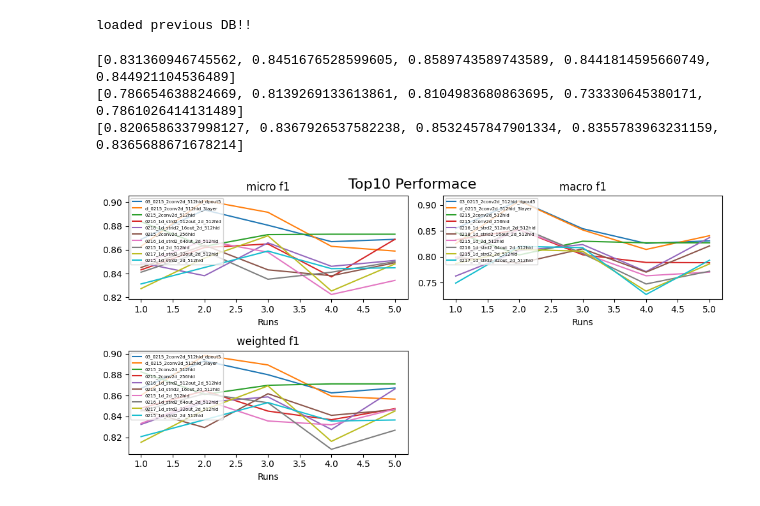
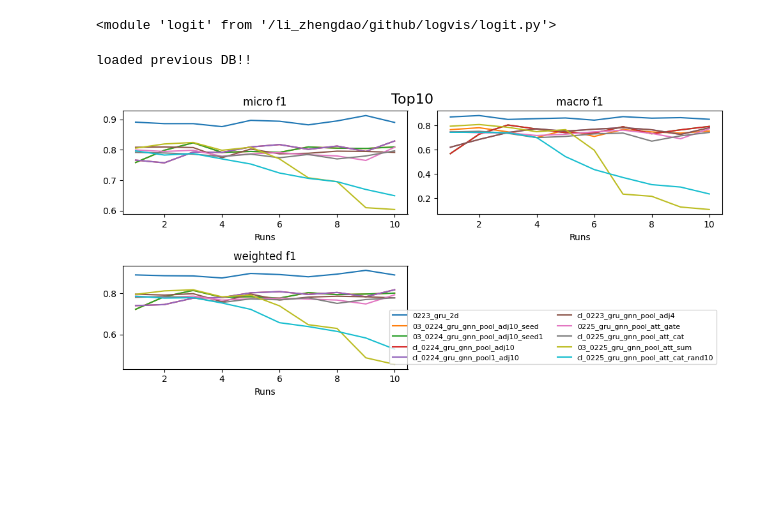
Before and after one commit to zhengdaoli/logvis, a Jupyter notebook: plot_metrics.ipynb, the cells around one changed output. Saved outputs shown, nothing was run; the diff lists cells and outputs as text; code cells hidden in the pictures; blank space fills up the shorter version.

Commit message:
filters

```diff
--- a/plot_metrics.ipynb
+++ b/plot_metrics.ipynb
@@ -4,14 +4,12 @@ import matplotlib.pyplot as plt
 import seaborn as sns
 import numpy as np
 from collections import defaultdict
+import re
 
 import importlib
 importlib.reload(logit)
-
-
-metrics = logit.load_DB()
 # %% [output]
-loaded previous DB!!
+<module 'logit' from '/li_zhengdao/github/logvis/logit.py'>
 # %%
 def fill_empty(l, pad=0):
     len_l = len(l)
@@ -20,10 +18,30 @@ def fill_empty(l, pad=0):
     for _ in range(logit.MAX_RUNS-len_l):
         l.append(pad)
 
+
 def exclude_log_name(name):
-    if 'seizure' in name:
-        return True
-    return False
+    patterns = []
+    without_list = ['seizure', 'freq', 'shared','1d']
+    and_with_list = []
+    or_with_list = ['0223', '0224','0225']
+
+    for pt in patterns:
+        if re.match(pt, name) is not None:
+            return False
+
+    for s in without_list:
+        if s in name:
+            return True
+
+    for s in and_with_list:
+        if s not in name:
+            return True
+
+    for s in or_with_list:
+        if s in name:
+            return False
+
+    return True
 
 def exclude_log_data(data):
     d = np.array(data)
@@ -33,6 +51,7 @@ def exclude_log_data(data):
 
 
 def skip(name, data):
+    # skip = exclude_log_data(data)
     skip = exclude_log_data(data) or exclude_log_name(name)
     return skip
 
@@ -44,12 +63,12 @@ def topk_data(datas, K=5):
             top_mean[i] = np.array(values).mean()
 
     sorted_data = sorted(top_mean.items(), key=lambda x: x[1], reverse=True)
+    K = len(datas) if len(datas) < K else K
     for i in range(K):
         id = sorted_data[i][0]
         topk.append(datas[id])
 
     return topk
-
 
 def filter_data(db, topK=5):
     datas = []
@@ -68,47 +87,63 @@ def filter_data(db, topK=5):
             for m_name, v in data.items():
                 metrics[m_name].append({file_name:v})
     # print(metrics)
-
+    K = topK
     for m_name, data in metrics.items():
-        topk = topk_data(data, K=topK)
+        K = len(data) if len(data) < K else topK
+        topk = topk_data(data, K=K)
         for m in topk:
             for _, d in m.items():
                 fill_empty(d, pad="mean")
         metrics[m_name] = topk
-    return metrics
+    return metrics, K
 
+def compare_sets(ll):
+    for i in range(1, len(ll)):
+        if ll[0] != ll[i]:
+            return True
+    return False
 
 
 def plot_metrics(db, topK=5):
 
     xs = list(range(1, logit.MAX_RUNS+1))
-    top_k = filter_data(db,topK)
+    top_k, K = filter_data(db, topK)
 
     fig = plt.figure(figsize=(10,5), dpi=100)
     fig.patch.set_facecolor('white')
 
+    legend_labels = []
     for i, (m, d) in enumerate(top_k.items()):
         ax = fig.add_subplot(2, 2, i+1)
         legends = []
         yss = []
         for metrics in d:
             for k, v in metrics.items():
                 legends.append(k)
                 yss.append(v)
-                if k == '0215_1d_strd2_2d_512hid':
+                if k == '0219_1d_strid2_8out_2d_512hid':
                     print(v)
+        legend_labels.append(set(legends))
         for ys in yss:
             ax.plot(xs, ys)
-        ax.legend(legends, fontsize=5,title_fontsize=3,loc='upper left')
+        if len(yss) < 6:
+            ax.legend(legends, ncol=2, fontsize=6, title_fontsize=3,loc='lower left')
+        # ax.legend(legends, bbox_to_anchor=(0.5, -0.5), ncol=2, fontsize=6,title_fontsize=3,loc='lower center')
         ax.set_title(f'{m}')
         ax.set_xlabel('Runs')
+
+    # compare legends:
+    if compare_sets(legend_labels):
+        print('Warning: legends not same!!!!!!!!!!!!!!!!!!!!!!!!!')
+    fig.legend(legends, ncol=2, bbox_to_anchor=(0.72, 0.12), fontsize=8, loc='lower center')
+
     fig.tight_layout()
-    fig.suptitle(f'Top{topK}',fontsize=16)
-    # plt.show()
+    fig.suptitle(f'Top{K}',fontsize=16)
+    plt.show()
+
+metrics = logit.load_DB()
 
 plot_metrics(metrics, topK=10)
 # %% [output]
-[0.831360946745562, 0.8451676528599605, 0.8589743589743589, 0.8441814595660749, 0.844921104536489]
-[0.786654638824669, 0.8139269133613861, 0.8104983680863695, 0.733330645380171, 0.7861026414131489]
-[0.8206586337998127, 0.8367926537582238, 0.8532457847901334, 0.8355783963231159, 0.8365688671678214]
+loaded previous DB!!
-[figure, old version]
+[figure, new version]
```
Also changed, not shown: parts of 1 cell of this notebook, 1 other file.
